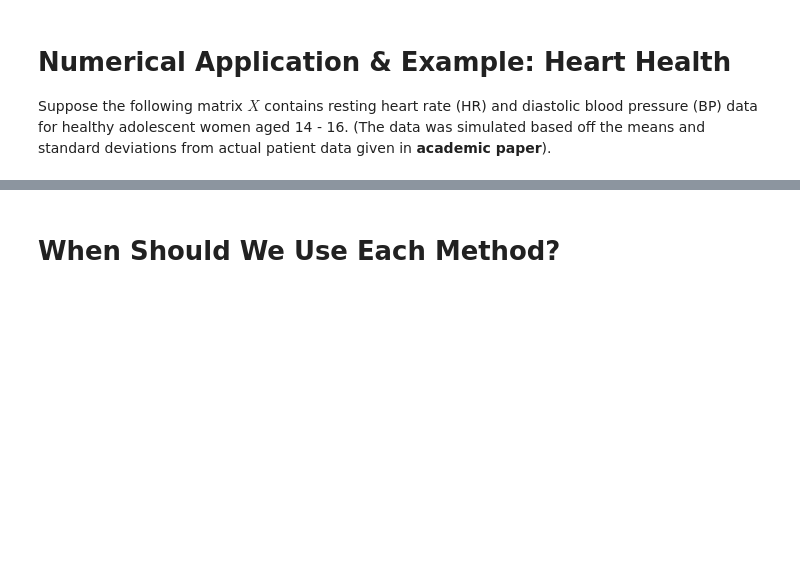
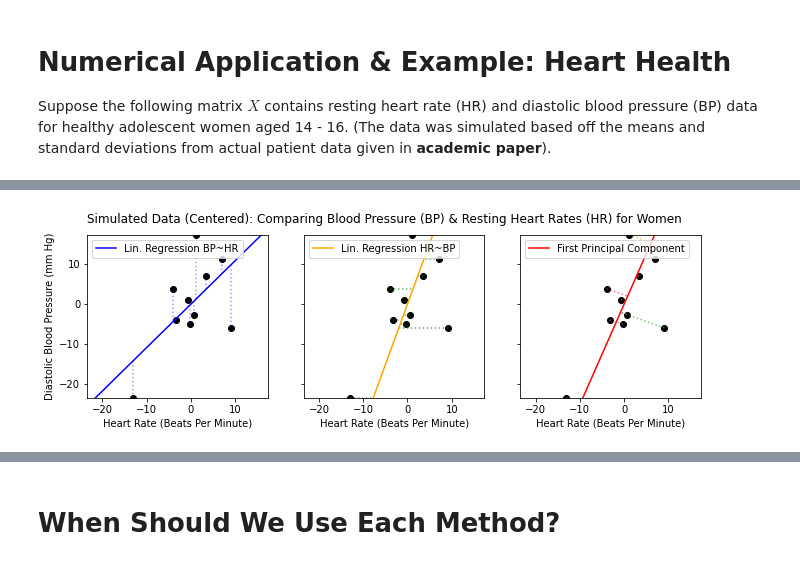
Before and after one commit to lalyman/lin-alg-workshop, a Jupyter notebook: pca-vs-linear-regression.ipynb, the cells around one changed output, grey strips where cells are left out. Saved outputs shown, nothing was run; the diff lists cells and outputs as text; code cells hidden in the pictures; blank space fills up the shorter version.

```diff
--- a/pca-vs-linear-regression.ipynb
+++ b/pca-vs-linear-regression.ipynb
@@ -179,6 +212,12 @@ axs[1].set_xlabel("Heart Rate (Beats Per Minute)")
 axs[2].set_xlabel("Heart Rate (Beats Per Minute)")
 axs[0].set_ylabel("Diastolic Blood Pressure (mm Hg)")
 
+# axs[0].set_xlim(-25,25)
+# axs[1].set_xlim(-25,25)
+# axs[2].set_xlim(-25,25)
+# axs[0].set_ylim(-25,25)
+# axs[1].set_ylim(-25,25)
+# axs[2].set_ylim(-25,25)
 axs[0].set_xlim(np.min(X_c[:,1]), np.max(X_c[:,1]))
 axs[0].set_ylim(np.min(X_c[:,1]), np.max(X_c[:,1]))
 axs[1].set_xlim(np.min(X_c[:,1]), np.max(X_c[:,1]))
@@ -189,37 +228,39 @@ axs[1].set_ylim(np.min(X_c[:,1]), np.max(X_c[:,1]))
 # Force plots to be square so that we can properly view orthogonal components
 x_axis = np.arange(np.min(X_c[:,1]), np.max(X_c[:,1]))
 
 m, b = np.polyfit(X_c[:,0], X_c[:, 1],1)
-line, = axs[0].plot(x_axis, m*x_axis + b, color = 'purple')
-axs[0].vlines(X_c[:,0], m*X_c[:,0] + b, X_c[:,1], linestyles='dotted', color = 'purple', alpha = .4)
+line, = axs[0].plot(x_axis, m*x_axis + b, color = 'blue')
+axs[0].vlines(X_c[:,0], m*X_c[:,0] + b, X_c[:,1], linestyles='dotted', color = 'blue', alpha = .4)
 axs[0].scatter(X_c[:,0],X_c[:,1], c = 'black', alpha = 1)
 axs[0].legend(['Lin. Regression BP~HR'], loc = 'upper left')
 
 # y_axis = np.arange(np.min(X_c[:,1]), np.max(X_c[:,1]))
 y_axis = np.arange(-40,30)
 
 
-axs[1].plot(m_x*y_axis + b_x, y_axis, color = 'green')
+axs[1].plot(m_x*y_axis + b_x, y_axis, color = 'orange')
 axs[1].hlines(X_c[:,1],X_c[:,0], m_x*X_c[:,1] + b_x, linestyles='dotted', color = 'green', alpha = .6)
 axs[1].legend(['Lin. Regression HR~BP'], loc = 'upper left')
 axs[1].scatter(X_c[:,0],X_c[:,1], c = 'black', alpha = 1)
 
 axs[2].set_xlim(np.min(X_c[:,1]), np.max(X_c[:,1]))
-
+axs[2].set_ylim(np.min(X_c[:,1]), np.max(X_c[:,1]))
 axs[2].plot(x_axis,prin_comp_line(x_axis), color = 'red')
 
 
 n = X_c.shape[0]
 # Iterate through the data to compute orthogonals
 for i in range(n):
     w  = X_c[i,:]
     cv = np.dot(prin_comp_vec,w)/np.linalg.norm(prin_comp_vec)*prin_comp_vec
     axs[2].plot([w[0],cv[0]],[w[1],cv[1]], linestyle = 'dotted', alpha = .6)
 axs[2].scatter(X_c[:,0],X_c[:,1], c = 'black', alpha = 1)
 axs[2].legend(['First Principal Component'], loc = 'upper left')
 fig.suptitle("Simulated Data (Centered): Comparing Blood Pressure (BP) & Resting Heart Rates (HR) for Women")
 
 plt.show()
+# %% [output]
+[figure, added]
 # %%
 from matplotlib.widgets import Slider, Button
 %matplotlib notebook
```
Also changed, not shown: parts of 9 cells of this notebook, 3 other files.
